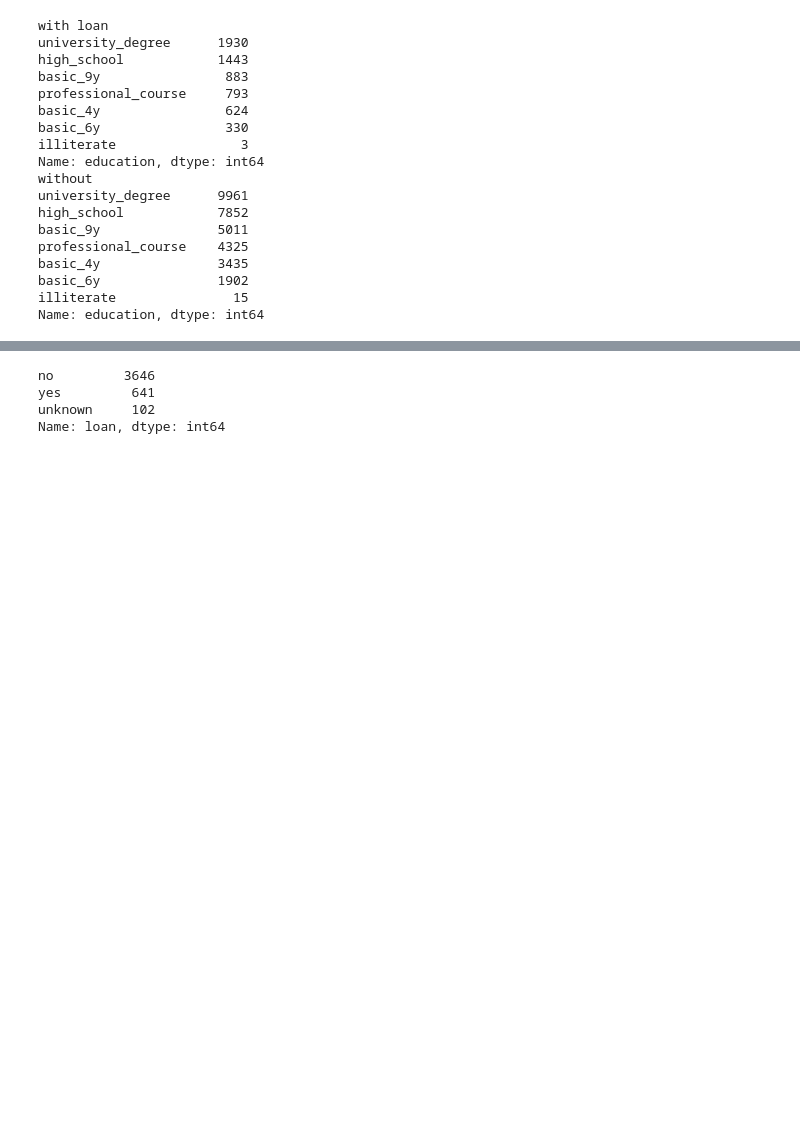
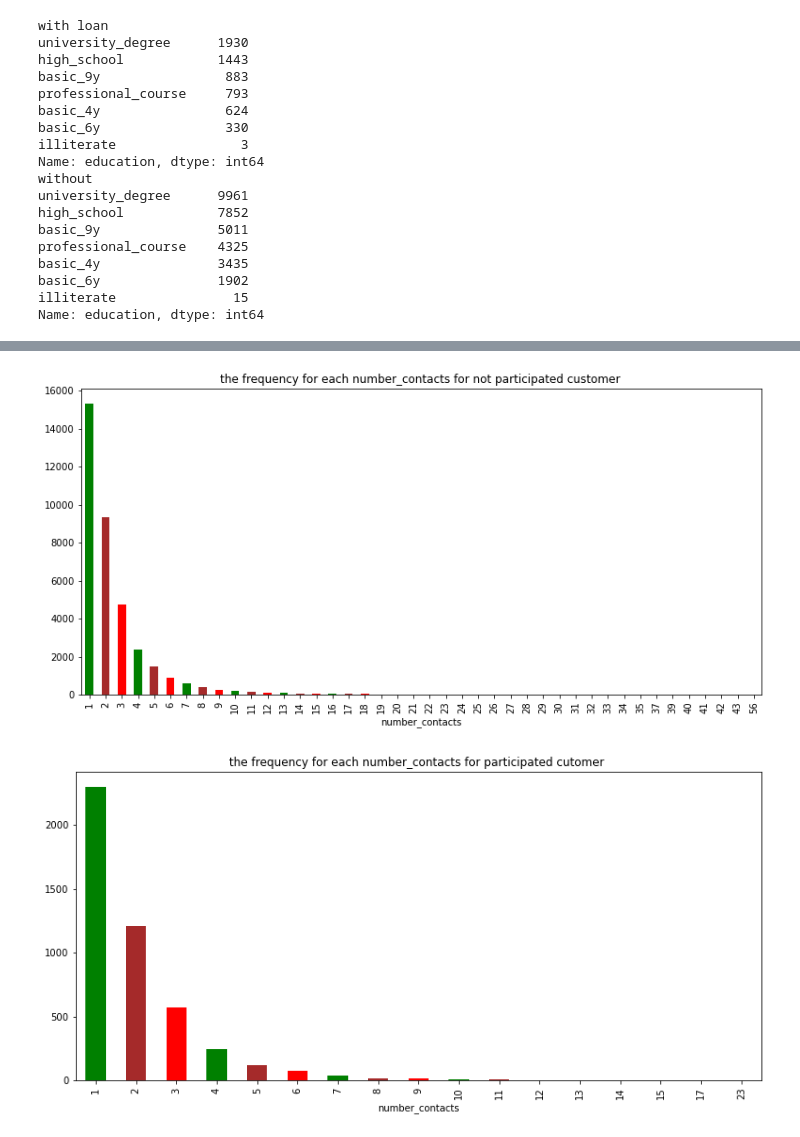
Before and after one commit to mohamed32145/client-bandk-data-analysis-, a Jupyter notebook: banks_loans.ipynb, the cells around one changed output, grey strips where cells are left out. Saved outputs shown, nothing was run; the diff lists cells and outputs as text; code cells hidden in the pictures; blank space fills up the shorter version.

```diff
--- a/banks_loans.ipynb
+++ b/banks_loans.ipynb
@@ -43,6 +43,9 @@ month_mapping = {'jan': 1, 'feb': 2, 'mar': 3, 'apr': 4, 'may': 5, 'jun': 6,
 df['month'] = df['month'].map(month_mapping)
 campaign['last_contact_date'] =pd.to_datetime(df[['year', 'month','day']]).dt.strftime('%Y-%m-%d')
 
+# create new column for contact duration in minutes
+campaign['contact_duration_in_minutes']=round(campaign['contact_duration']/60,2)
+
 
 
 #this was done to complete the connection with sql database managment
@@ -302,7 +300,25 @@ people participated in the campign were mostly married
 # %%
-participate_client.loan.value_counts()
+# working with campaign table
+
+yes_participated=campaign[campaign['campaign_outcome']=='yes']
+no_participated=campaign[campaign['campaign_outcome']=='no']
+
+
+
+
+grouped_no_data=no_participated.groupby('number_contacts')['campaign_outcome'].count()
+grouped_yes_data=yes_participated.groupby('number_contacts')['campaign_outcome'].count()
+
+grouped_no_data.plot(kind='bar', color=['green', 'brown','red'],figsize=(13, 6))
+plt.title('the frequency for each number_contacts for not participated customer ')
+plt.show()
+
+# most of the participated subscribed from the first contact
+# as we look at this graph its apear that there is a negative relationship between values ,, but does this means that there is no any effect of the number_contacts on
+# the campaign outcome
+grouped_yes_data.plot(kind='bar', color=['green', 'brown','red'],figsize=(13, 6))
+plt.title('the frequency for each number_contacts for participated cutomer ')
+plt.show()
 # %% [output]
-no         3646
-yes         641
-unknown     102
-Name: loan, dtype: int64
+[figure, added]
+[figure, added]
```
Also changed, not shown: parts of 2 cells of this notebook.
